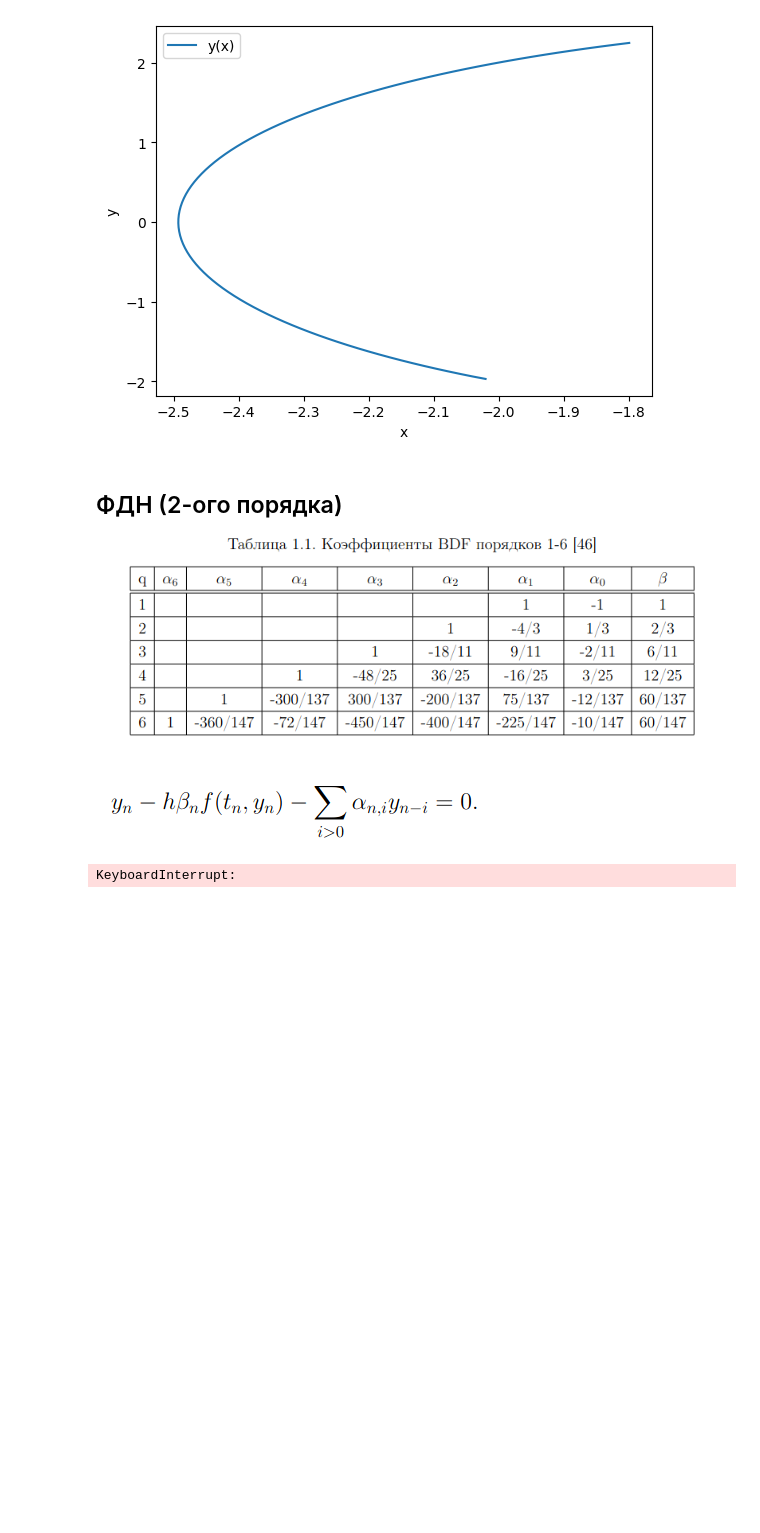
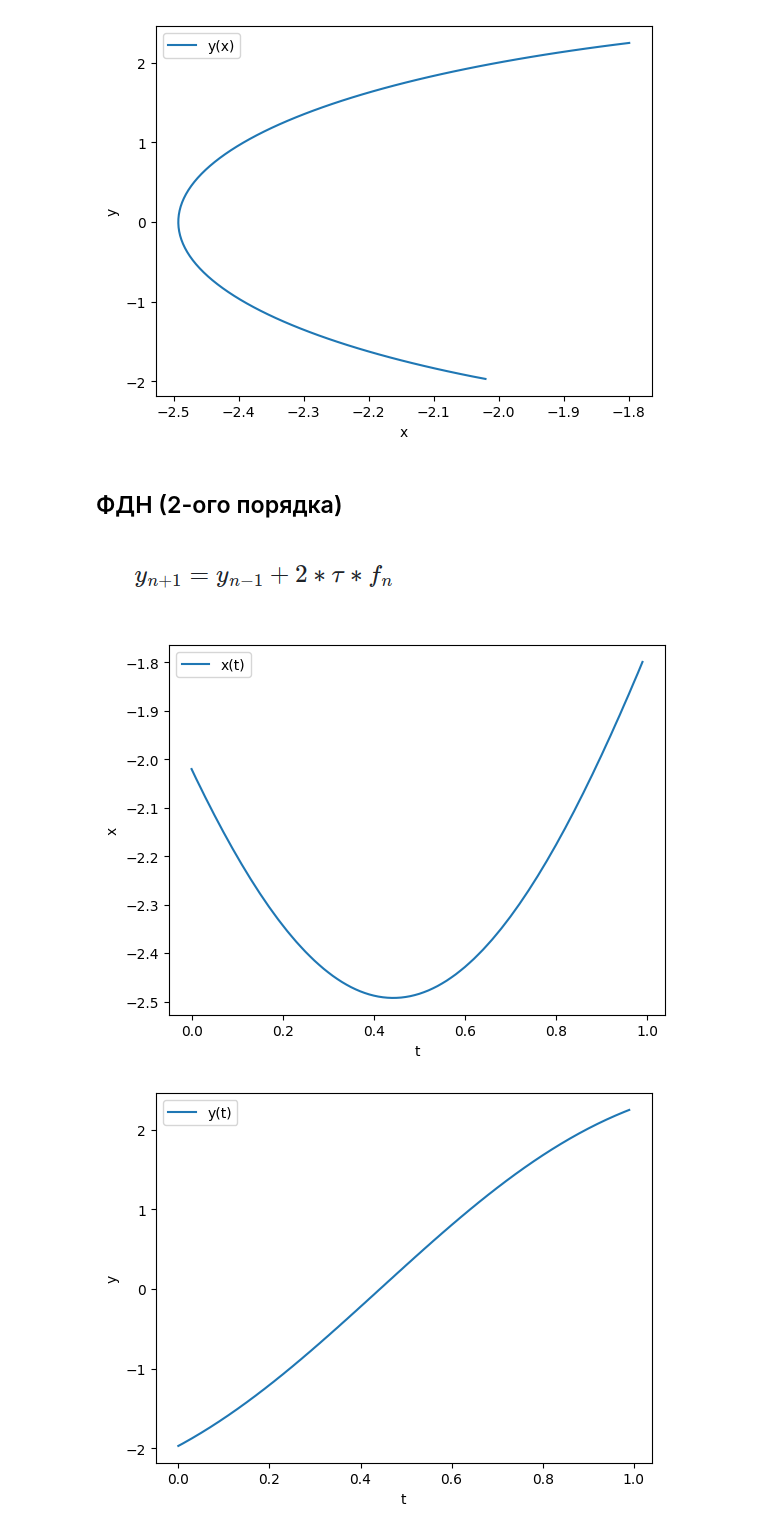
Before and after one commit to vihlancevk/6sem, a Jupyter notebook: computational_mathematics/1lab/main.ipynb, the cells around one changed output. Drawn from its saved outputs; the diff is of its cells as text; code cells hidden in the pictures; blank space fills up the shorter version.

```diff
--- a/computational_mathematics/1lab/main.ipynb
+++ b/computational_mathematics/1lab/main.ipynb
@@ -84,18 +84,18 @@ time = []
 x_values = []
 y_values = []
 
-while t < 2 * dt:
+while t < 2*dt:
     k1_x = y
     k1_y = x*x - 1
 
-    k2_x = y + (dt / 2) * k1_x
-    k2_y = (x + dt/2)*(x + dt/2) - 1
+    k2_x = y + (dt/2) * k1_x
+    k2_y = ((x + dt/2)*(x + dt/2) - 1) + (dt/2) * k1_y
 
     k3_x = y + (dt/2) * k2_x
-    k3_y = (x + dt/2)*(x + dt/2) - 1
+    k3_y = ((x + dt/2)*(x + dt/2) - 1) + (dt/2) * k2_y
 
     k4_x = y + dt * k3_x
-    k4_y = (x + dt)*(x + dt) - 1
+    k4_y = ((x + dt)*(x + dt) - 1) + dt * k3_y
 
     x += (dt/6) * (k1_x + 2*k2_x + 2*k3_x + k4_x)
     y += (dt/6) * (k1_y + 2*k2_y + 2*k3_y + k4_y)
@@ -142,6 +142,4 @@ plt.show()
 # %% [markdown]
 ## ФДН (2-ого порядка)
 
-![image.png](attachment:d073e18c-995c-42a2-ba2f-4393aff0007e.png)
-
-![image.png](attachment:9249d733-1616-45ba-879d-41d880fed0b4.png)
+![image.png](attachment:fba155bd-5ddc-4ada-a751-efb9bcc58016.png)
@@ -204,18 +155,18 @@ time = []
 x_values = []
 y_values = []
 
-while t < 3 * dt:
+while t < 2*dt:
     k1_x = y
     k1_y = x*x - 1
 
-    k2_x = y + (dt / 2) * k1_x
-    k2_y = (x + dt/2)*(x + dt/2) - 1
+    k2_x = y + (dt/2) * k1_x
+    k2_y = ((x + dt/2)*(x + dt/2) - 1) + (dt/2) * k1_y
 
     k3_x = y + (dt/2) * k2_x
-    k3_y = (x + dt/2)*(x + dt/2) - 1
+    k3_y = ((x + dt/2)*(x + dt/2) - 1) + (dt/2) * k2_y
 
     k4_x = y + dt * k3_x
-    k4_y = (x + dt)*(x + dt) - 1
+    k4_y = ((x + dt)*(x + dt) - 1) + dt * k3_y
 
     x += (dt/6) * (k1_x + 2*k2_x + 2*k3_x + k4_x)
     y += (dt/6) * (k1_y + 2*k2_y + 2*k3_y + k4_y)
@@ -226,58 +177,35 @@ while t < 3 * dt:
 
     t += dt
 
-n_iterations = 0
-
-# print(x_values)
-# print(y_values)
-
 while t < t_end:
-
-    solution, residual = solve_nonlinear_system_equations_by_newton_method(
-        np.array(
-            [
-                lambda x, y: x - dt * (2/3)*y - (9/11)*x_values[-1] - (-18/11)*x_values[-2] - (1)*x_values[-3],
-                lambda x, y: y - dt * (2/3)*(x*x - 1) - (9/11)*y_values[-1] - (-18/11)*y_values[-2] - (1)*y_values[-3]
-            ]
-        ),
-        np.array([x, y]),
-        1e-3
-    )
-
-    # print('x - ' + str(dt * (2/3)) + '*y + ' + str(- (-4/3)*x_values[-1] - (1)*x_values[-2]))
-    # print('y - ' + str(dt * (2/3)) + '*(x*x - 1) + ' + str(- (-4/3)*y_values[-1] - (1)*y_values[-2]))
-    # print(solution)
-
-    n_iterations += 1
-    # print(n_iterations)
-
-    x = solution[0]
-    y = solution[1]
+    x = x_values[-2] + 2 * dt * y_values[-1]
+    y = y_values[-2] + 2 * dt * (x_values[-1]*x_values[-1] - 1)
 
     time.append(t)
     x_values.append(x)
     y_values.append(y)
 
     t += dt
 
 plt.figure(1)
 plt.plot(time, x_values, label='x(t)')
 plt.xlabel('t')
 plt.ylabel('x')
 plt.legend()
 
 plt.figure(2)
 plt.plot(time, y_values, label='y(t)')
 plt.xlabel('t')
 plt.ylabel('y')
 plt.legend()
 
 plt.figure(3)
 plt.plot(x_values, y_values, label='y(x)')
 plt.xlabel('x')
 plt.ylabel('y')
 plt.legend()
 
 plt.show()
 # %% [output]
-KeyboardInterrupt:
+[figure, added]
+[figure, added]
```
Also changed, not shown: parts of 3 cells of this notebook, 1 other file.
